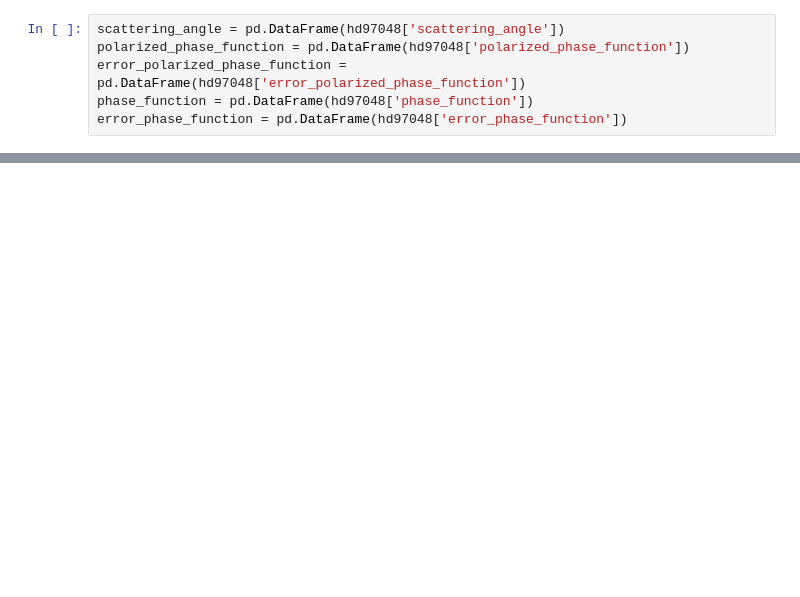
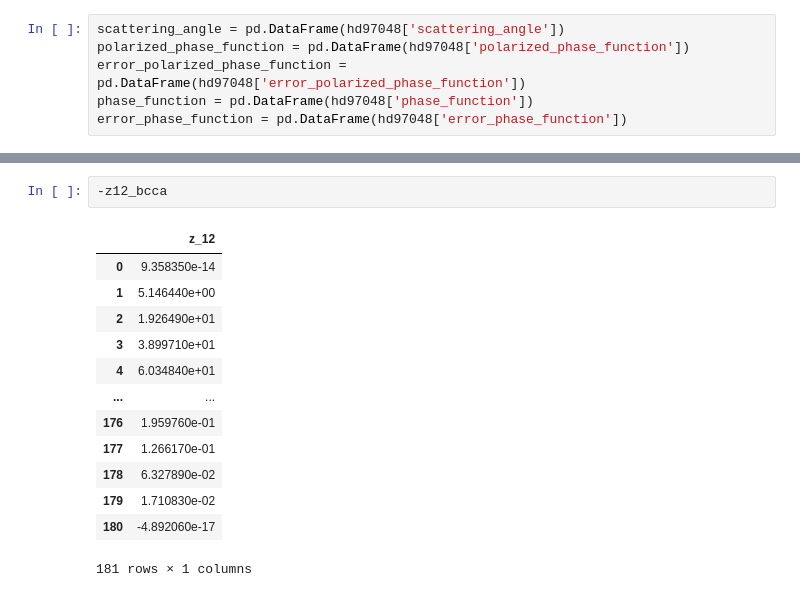
Before and after one commit to ruoyanwangdr/Cataloging-and-Visualizing-Cradles-of-Planet-Formation, a Jupyter notebook: diskmodel/disk_model_curve_fitting.ipynb, the cells around one changed output, grey strips where cells are left out. Saved outputs shown, nothing was run; the diff lists cells and outputs as text; blank space fills up the shorter version.

```diff
--- a/diskmodel/disk_model_curve_fitting.ipynb
+++ b/diskmodel/disk_model_curve_fitting.ipynb
@@ -72,0 +88,16 @@ z34 = pd.DataFrame(bcca['z_34'])
+# %%
+-z12_bcca
+# %% [output]
+|  | z_12 |
+| 0 | 9.358350e-14 |
+| 1 | 5.146440e+00 |
+| 2 | 1.926490e+01 |
+| 3 | 3.899710e+01 |
+| 4 | 6.034840e+01 |
+| ... | ... |
+| 176 | 1.959760e-01 |
+| 177 | 1.266170e-01 |
+| 178 | 6.327890e-02 |
+| 179 | 1.710830e-02 |
+| 180 | -4.892060e-17 |
+181 rows × 1 columns
```
Also changed, not shown: parts of 5 cells of this notebook.
